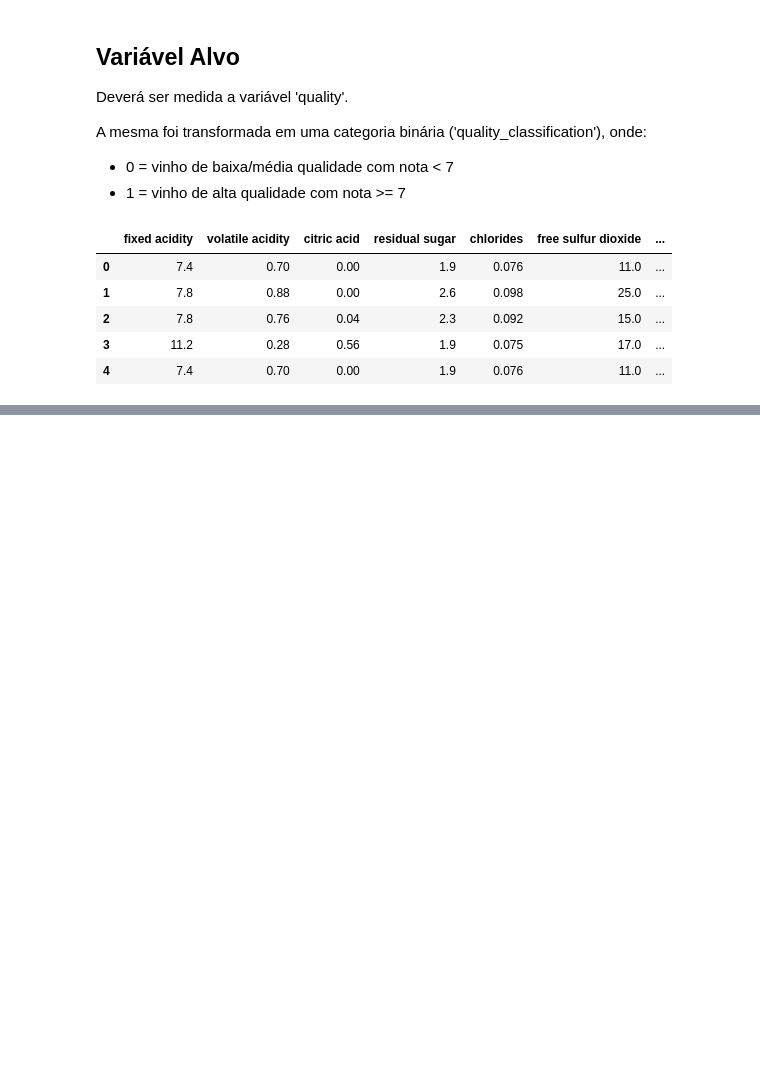
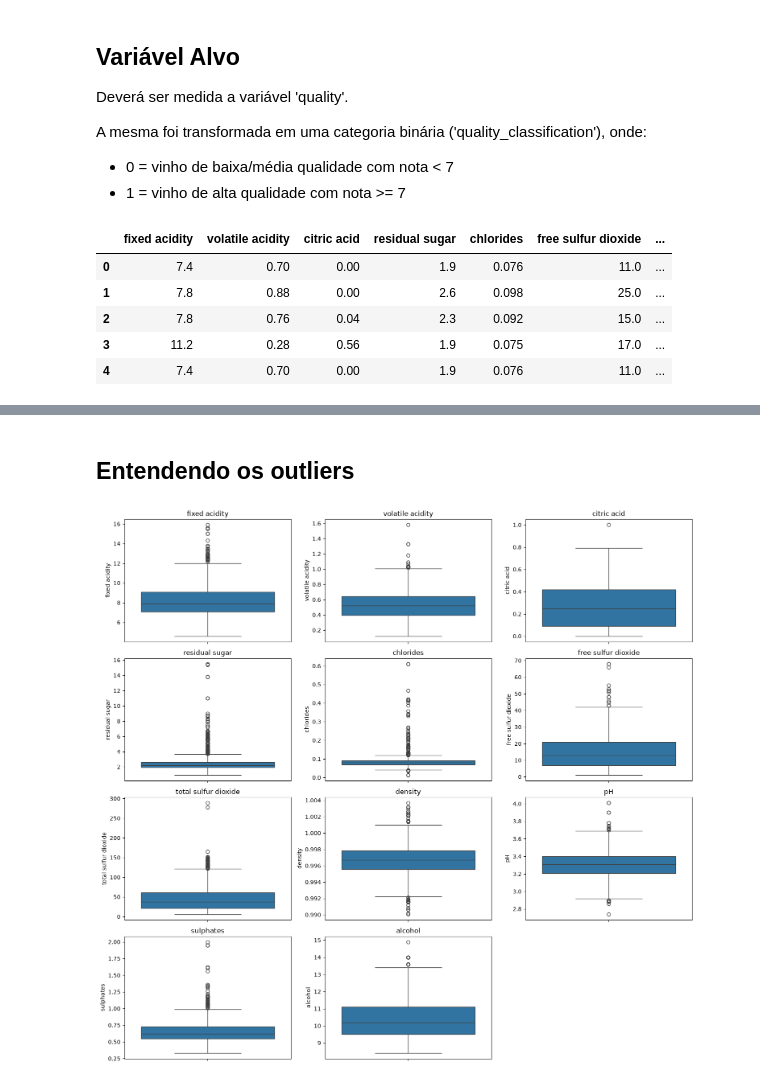
Before and after one commit to kamiikg/wine-quality-classification, a Jupyter notebook: notebooks/analise_wine_quality_classification.ipynb, the cells around one changed output, grey strips where cells are left out. Saved outputs shown, nothing was run; the diff lists cells and outputs as text; code cells hidden in the pictures; blank space fills up the shorter version.

```diff
--- a/notebooks/analise_wine_quality_classification.ipynb
+++ b/notebooks/analise_wine_quality_classification.ipynb
@@ -62,0 +183,16 @@ df_wine.head()
+# %% [markdown]
+## Entendendo os outliers
+# %%
+fig, axes = plt.subplots(4, 3, figsize=(15, 14))
+
+for ax, column in zip(axes.flatten(), features.columns):
+    sns.boxplot(data=df_wine, y=column, ax=ax)
+    ax.set_title(column)
+
+# Remove o último gráfico vazio
+axes.flatten()[-1].axis('off')
+
+plt.tight_layout()
+plt.show()
+# %% [output]
+[figure, added]
```
Also changed, not shown: parts of 27 cells of this notebook.
